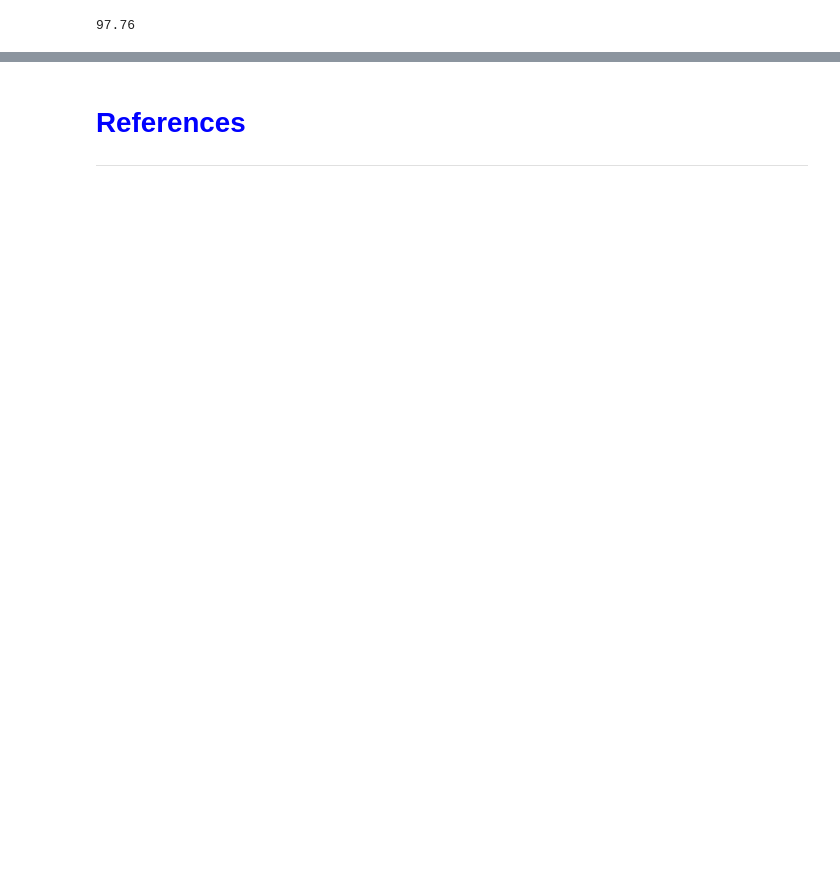
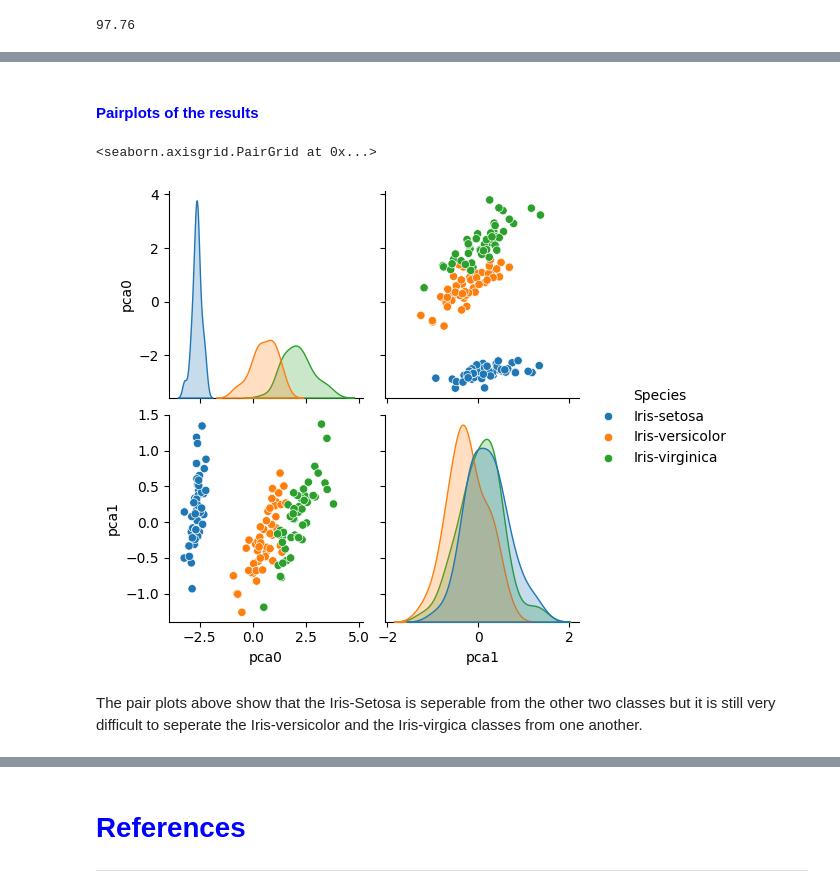
Before and after one commit to OCorry/machine_learning_and_statistics_2023, a Jupyter notebook: tasks.ipynb, the cells around one changed output, grey strips where cells are left out. Cells and saved outputs as stored; diff of their text form; code cells hidden in the pictures; blank space fills up the shorter version.

```diff
--- a/tasks.ipynb
+++ b/tasks.ipynb
@@ -1063,0 +1075,6 @@ According to the result above, the two components explain about 97.76% of the va
+# %%
+# Getting the dependent variable from the original dataframe
+# Using pd.Dataframe to create a new dataframe with Species data
+df_pca = pd.DataFrame (df[['Species']])
+# Show
+df_pca
@@ -1063,0 +1095,7 @@ According to the result above, the two components explain about 97.76% of the va
+# %%
+# Incorporate the PCA variables into the new dataframe
+df_pca['pca0'] =X_pca[:,0]
+df_pca['pca1'] =X_pca[:,1]
+
+# Show dataframe with the two pca components
+df_pca
@@ -1063,0 +1116,10 @@ According to the result above, the two components explain about 97.76% of the va
+# %% [markdown]
+#### <span style ="color:blue">Pairplots of the results</span>
+# %%
+# Create a Pair Plot
+sns.pairplot(df_pca, hue ="Species")
+# %% [output]
+<seaborn.axisgrid.PairGrid at 0x...>
+[figure, added]
+# %% [markdown]
+The pair plots above show that the Iris-Setosa is seperable from the other two classes but it is still very difficult to seperate the Iris-versicolor and the Iris-virgica classes from one another.
```
Also changed, not shown: parts of 43 cells of this notebook.
